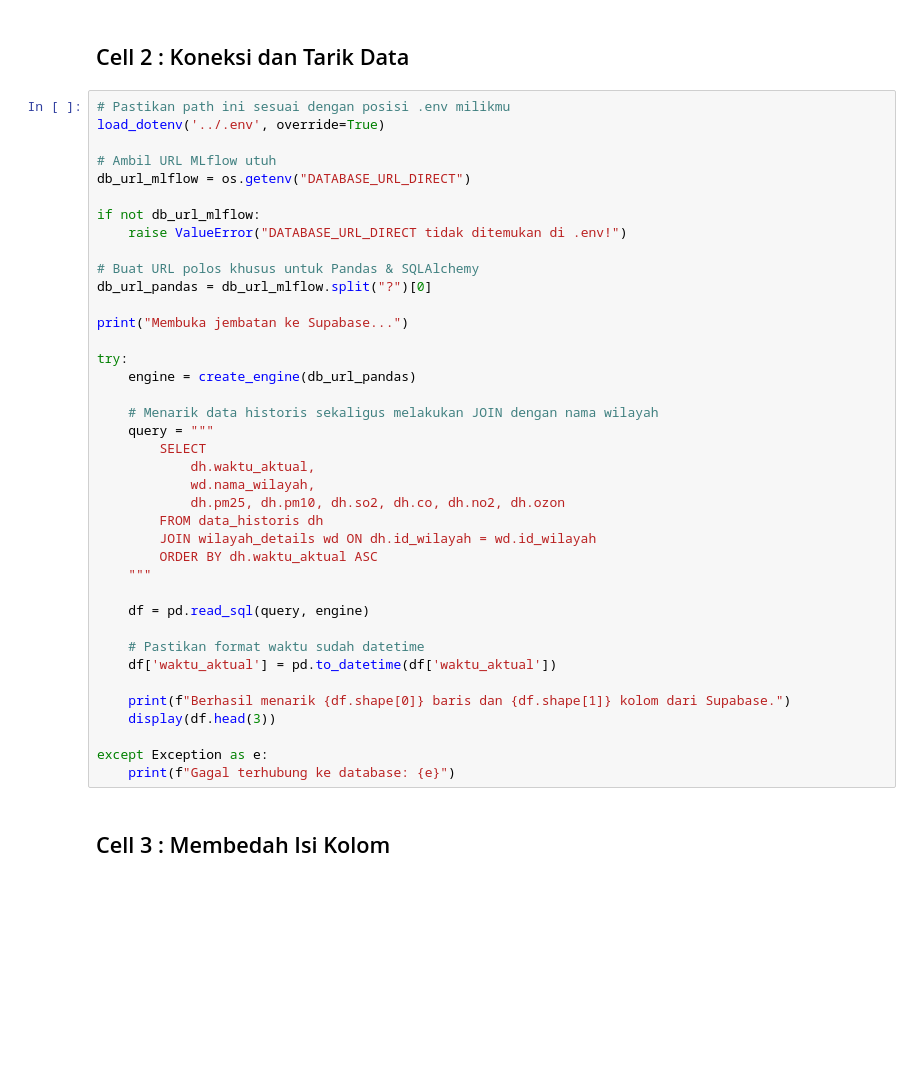
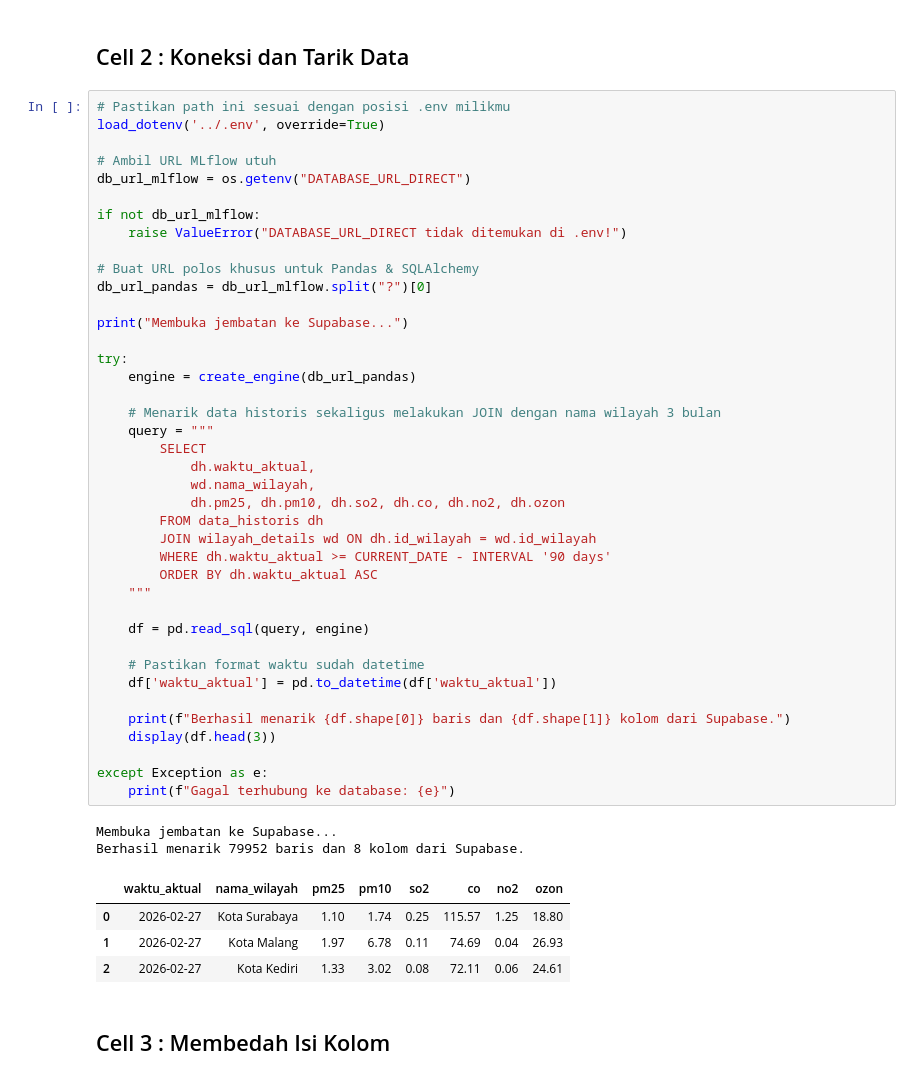
Before and after one commit to tegarkusuma12/Web-ISPU, a Jupyter notebook: data_training/eda.ipynb, the cells around one changed output. Saved outputs shown, nothing was run; the diff lists cells and outputs as text; blank space fills up the shorter version.

```diff
--- a/data_training/eda.ipynb
+++ b/data_training/eda.ipynb
@@ -30,34 +32,42 @@ if not db_url_mlflow:
     raise ValueError("DATABASE_URL_DIRECT tidak ditemukan di .env!")
 
 # Buat URL polos khusus untuk Pandas & SQLAlchemy
 db_url_pandas = db_url_mlflow.split("?")[0]
 
 print("Membuka jembatan ke Supabase...")
 
 try:
     engine = create_engine(db_url_pandas)
 
-    # Menarik data historis sekaligus melakukan JOIN dengan nama wilayah
+    # Menarik data historis sekaligus melakukan JOIN dengan nama wilayah 3 bulan
     query = """
         SELECT
             dh.waktu_aktual,
             wd.nama_wilayah,
             dh.pm25, dh.pm10, dh.so2, dh.co, dh.no2, dh.ozon
         FROM data_historis dh
         JOIN wilayah_details wd ON dh.id_wilayah = wd.id_wilayah
+        WHERE dh.waktu_aktual >= CURRENT_DATE - INTERVAL '90 days'
         ORDER BY dh.waktu_aktual ASC
     """
 
     df = pd.read_sql(query, engine)
 
     # Pastikan format waktu sudah datetime
     df['waktu_aktual'] = pd.to_datetime(df['waktu_aktual'])
 
     print(f"Berhasil menarik {df.shape[0]} baris dan {df.shape[1]} kolom dari Supabase.")
     display(df.head(3))
 
 except Exception as e:
     print(f"Gagal terhubung ke database: {e}")
+# %% [output]
+Membuka jembatan ke Supabase...
+Berhasil menarik 79952 baris dan 8 kolom dari Supabase.
+|  | waktu_aktual | nama_wilayah | pm25 | pm10 | so2 | co | no2 | ozon |
+| 0 | 2026-02-27 | Kota Surabaya | 1.10 | 1.74 | 0.25 | 115.57 | 1.25 | 18.80 |
+| 1 | 2026-02-27 | Kota Malang | 1.97 | 6.78 | 0.11 | 74.69 | 0.04 | 26.93 |
+| 2 | 2026-02-27 | Kota Kediri | 1.33 | 3.02 | 0.08 | 72.11 | 0.06 | 24.61 |
 # %% [markdown]
 ## Cell 3 : Membedah Isi Kolom
 # %%
```
Also changed, not shown: parts of 6 cells of this notebook.
